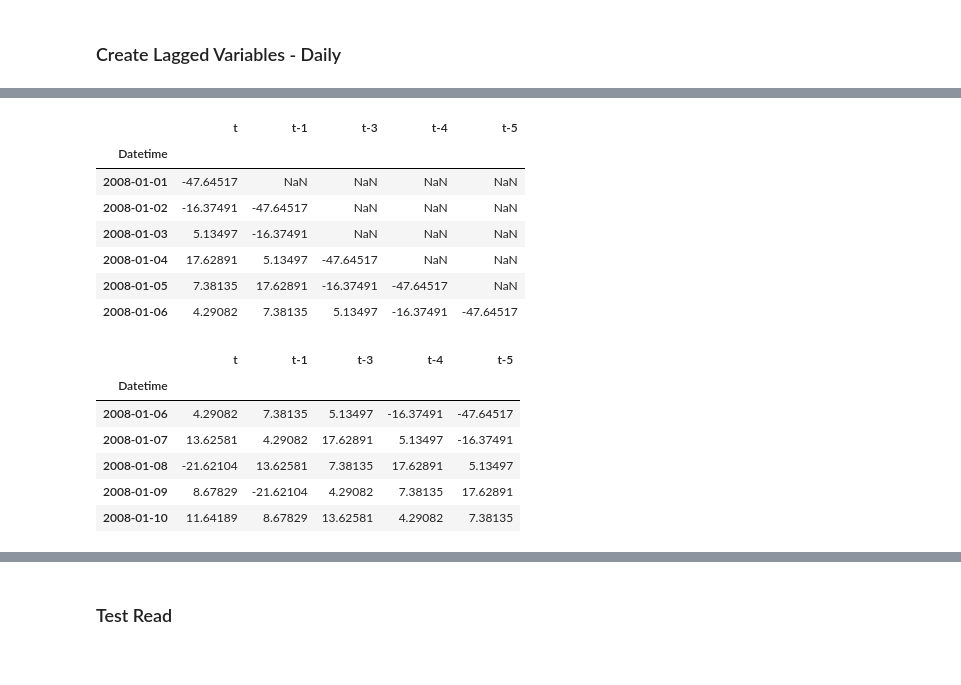
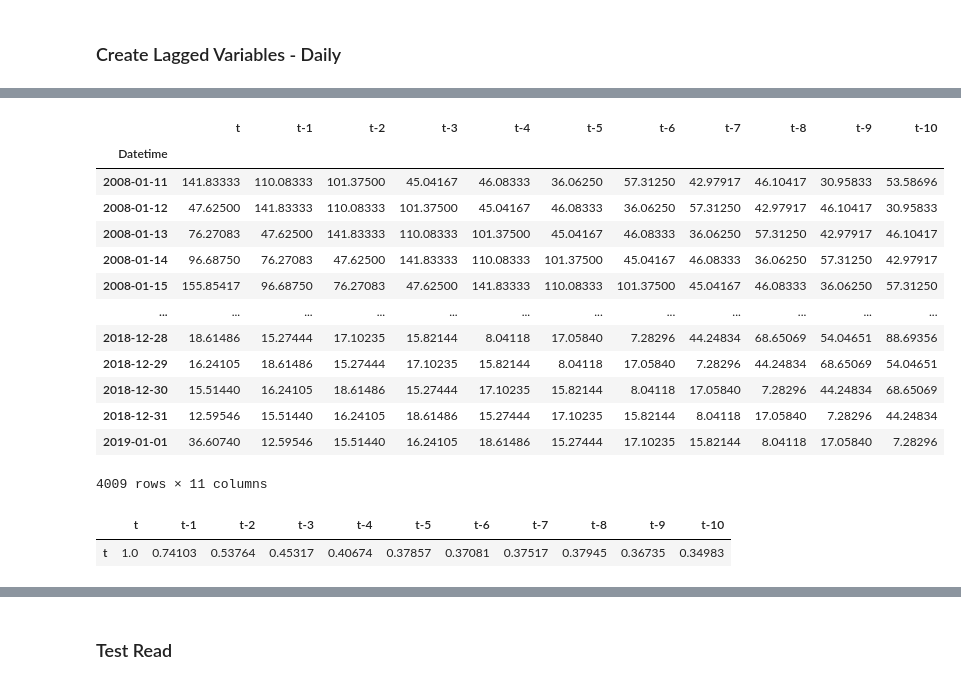
Before and after one commit to ksatola/air-polution, a Jupyter notebook: agh/050_Model_Prepare_Data.ipynb, the cells around one changed output, grey strips where cells are left out. Cells and saved outputs as stored; diff of their text form; code cells hidden in the pictures.

```diff
--- a/agh/050_Model_Prepare_Data.ipynb
+++ b/agh/050_Model_Prepare_Data.ipynb
@@ -360,36 +283,25 @@ plot_ts_corr(df_daily['pm25'])
-# %%
-# Create 5 days of lag values to predict current observation (and remove lag2)
-df7d = pd.DataFrame()
-
-lags = 5
-
-# Create column t
-df7d['t'] = df_daily['pm25']
-
-for i in range(1, lags+1):
-    df7d[['t-'+str(i)]] = df_daily.shift(i)
-
-df7d = df7d.drop(['t-2'], axis=1)
-
-df7d.head(lags+1)
-# %% [output]
-|  | t | t-1 | t-3 | t-4 | t-5 |
-| Datetime |  |  |  |  |  |
-| 2008-01-01 | -47.64517 | NaN | NaN | NaN | NaN |
-| 2008-01-02 | -16.37491 | -47.64517 | NaN | NaN | NaN |
-| 2008-01-03 | 5.13497 | -16.37491 | NaN | NaN | NaN |
-| 2008-01-04 | 17.62891 | 5.13497 | -47.64517 | NaN | NaN |
-| 2008-01-05 | 7.38135 | 17.62891 | -16.37491 | -47.64517 | NaN |
-| 2008-01-06 | 4.29082 | 7.38135 | 5.13497 | -16.37491 | -47.64517 |
-# %%
-# Remove NaNs
-df7d = df7d.iloc[lags:]
-df7d.head()
-# %% [output]
-|  | t | t-1 | t-3 | t-4 | t-5 |
-| Datetime |  |  |  |  |  |
-| 2008-01-06 | 4.29082 | 7.38135 | 5.13497 | -16.37491 | -47.64517 |
-| 2008-01-07 | 13.62581 | 4.29082 | 17.62891 | 5.13497 | -16.37491 |
-| 2008-01-08 | -21.62104 | 13.62581 | 7.38135 | 17.62891 | 5.13497 |
-| 2008-01-09 | 8.67829 | -21.62104 | 4.29082 | 7.38135 | 17.62891 |
-| 2008-01-10 | 11.64189 | 8.67829 | 13.62581 | 4.29082 | 7.38135 |
+# %%
+# Create 10 days of lag values to see correlation coefficients
+df7d = get_df_for_lags_columns(data=df_daily, col_name='pm25', n_lags=10, remove_nans=True)
+df7d
+# %% [output]
+|  | t | t-1 | t-2 | t-3 | t-4 | t-5 | t-6 | t-7 | t-8 | t-9 | t-10 |
+| Datetime |  |  |  |  |  |  |  |  |  |  |  |
+| 2008-01-11 | 141.83333 | 110.08333 | 101.37500 | 45.04167 | 46.08333 | 36.06250 | 57.31250 | 42.97917 | 46.10417 | 30.95833 | 53.58696 |
+| 2008-01-12 | 47.62500 | 141.83333 | 110.08333 | 101.37500 | 45.04167 | 46.08333 | 36.06250 | 57.31250 | 42.97917 | 46.10417 | 30.95833 |
+| 2008-01-13 | 76.27083 | 47.62500 | 141.83333 | 110.08333 | 101.37500 | 45.04167 | 46.08333 | 36.06250 | 57.31250 | 42.97917 | 46.10417 |
+| 2008-01-14 | 96.68750 | 76.27083 | 47.62500 | 141.83333 | 110.08333 | 101.37500 | 45.04167 | 46.08333 | 36.06250 | 57.31250 | 42.97917 |
+| 2008-01-15 | 155.85417 | 96.68750 | 76.27083 | 47.62500 | 141.83333 | 110.08333 | 101.37500 | 45.04167 | 46.08333 | 36.06250 | 57.31250 |
+| ... | ... | ... | ... | ... | ... | ... | ... | ... | ... | ... | ... |
+| 2018-12-28 | 18.61486 | 15.27444 | 17.10235 | 15.82144 | 8.04118 | 17.05840 | 7.28296 | 44.24834 | 68.65069 | 54.04651 | 88.69356 |
+| 2018-12-29 | 16.24105 | 18.61486 | 15.27444 | 17.10235 | 15.82144 | 8.04118 | 17.05840 | 7.28296 | 44.24834 | 68.65069 | 54.04651 |
+| 2018-12-30 | 15.51440 | 16.24105 | 18.61486 | 15.27444 | 17.10235 | 15.82144 | 8.04118 | 17.05840 | 7.28296 | 44.24834 | 68.65069 |
+| 2018-12-31 | 12.59546 | 15.51440 | 16.24105 | 18.61486 | 15.27444 | 17.10235 | 15.82144 | 8.04118 | 17.05840 | 7.28296 | 44.24834 |
+| 2019-01-01 | 36.60740 | 12.59546 | 15.51440 | 16.24105 | 18.61486 | 15.27444 | 17.10235 | 15.82144 | 8.04118 | 17.05840 | 7.28296 |
+4009 rows × 11 columns
+# %%
+corr = df7d.corr(method='pearson')
+corr[0:1]
+# %% [output]
+|  | t | t-1 | t-2 | t-3 | t-4 | t-5 | t-6 | t-7 | t-8 | t-9 | t-10 |
+| t | 1.0 | 0.74103 | 0.53764 | 0.45317 | 0.40674 | 0.37857 | 0.37081 | 0.37517 | 0.37945 | 0.36735 | 0.34983 |
```
Also changed, not shown: parts of 23 cells of this notebook, 57 other files.
